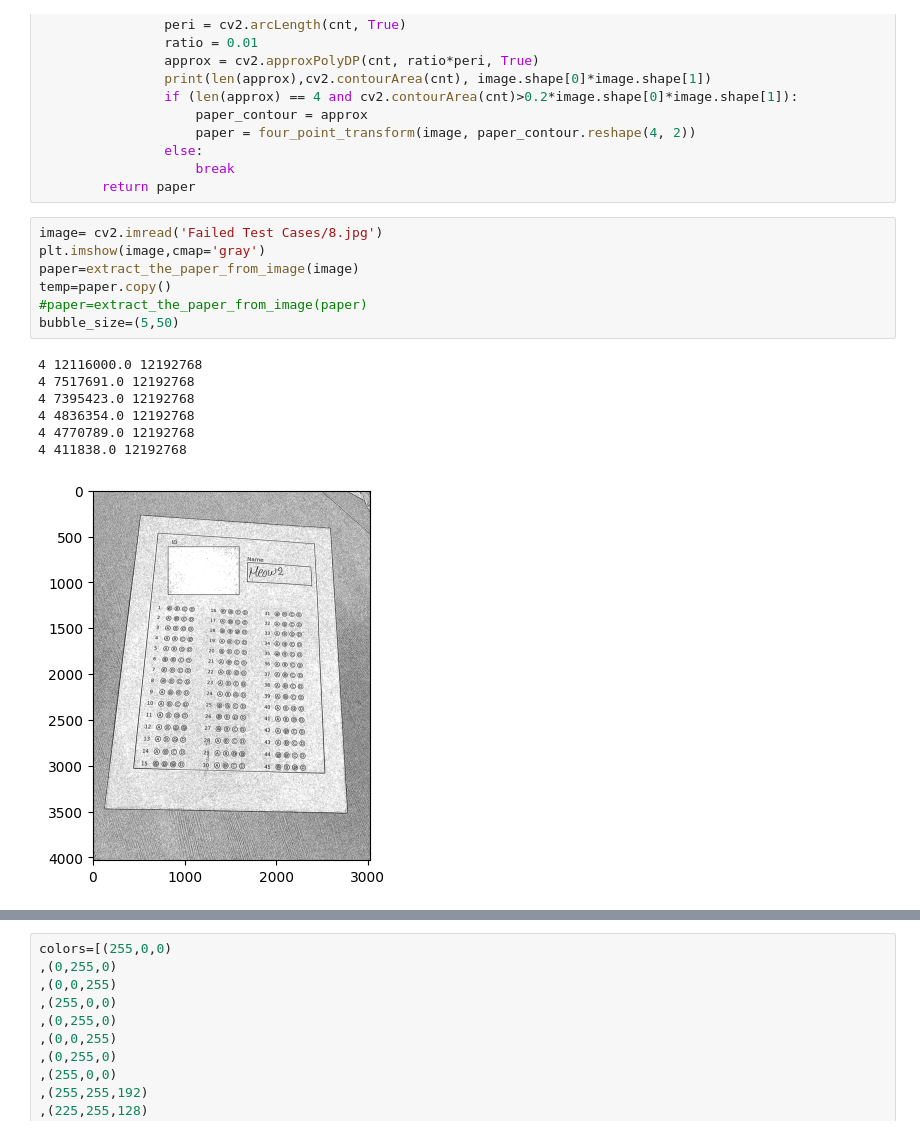
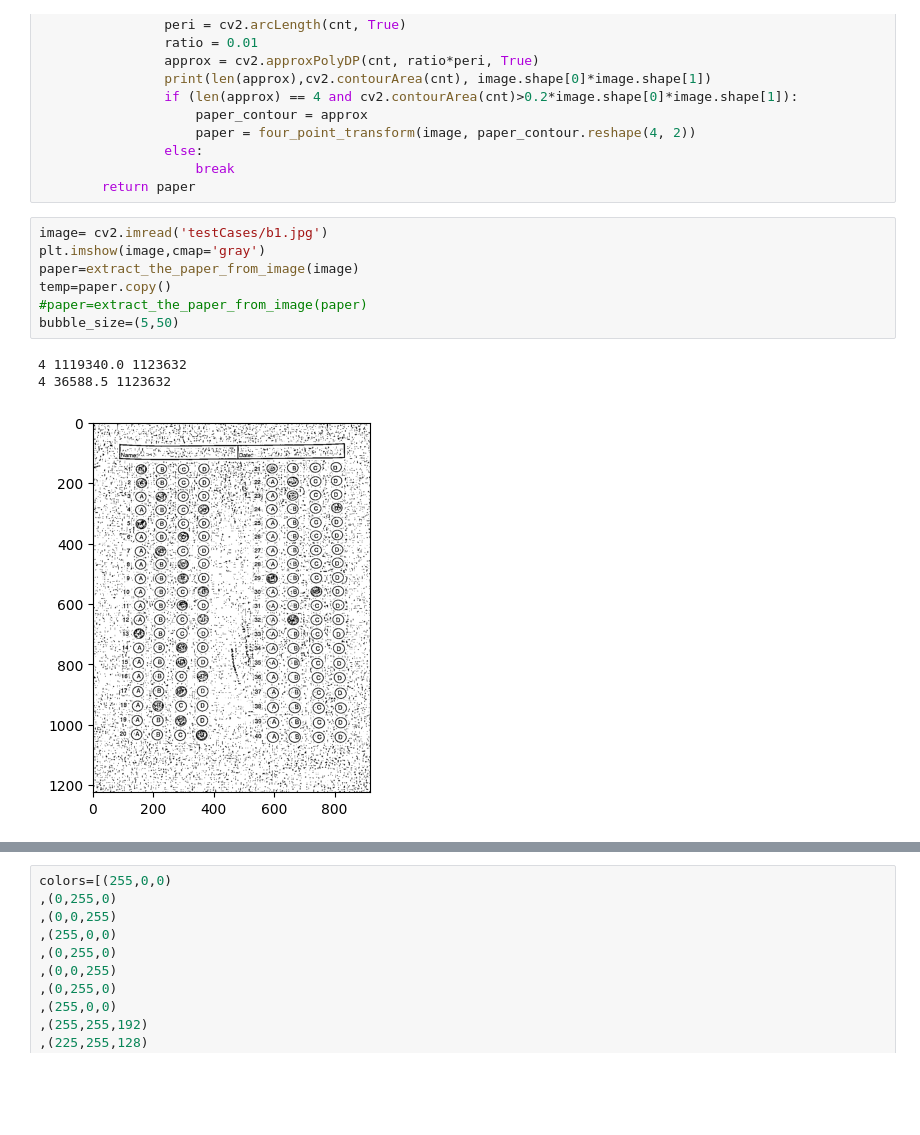
Before and after one commit to EslamAsHhraf/Grades-auto-filler, a Jupyter notebook: Untitled.ipynb, the cells around one changed output, grey strips where cells are left out. Cells and saved outputs as stored; diff of their text form; blank space fills up the shorter version.

Commit message:
feat: add all test cases

```diff
--- a/Untitled.ipynb
+++ b/Untitled.ipynb
@@ -34,20 +34,16 @@ def extract_the_paper_from_image(image):
                     break
         return paper
 # %%
-image= cv2.imread('Failed Test Cases/8.jpg')
+image= cv2.imread('testCases/b1.jpg')
 plt.imshow(image,cmap='gray')
 paper=extract_the_paper_from_image(image)
 temp=paper.copy()
 #paper=extract_the_paper_from_image(paper)
 bubble_size=(5,50)
 # %% [output]
-4 12116000.0 12192768
-4 7517691.0 12192768
-4 7395423.0 12192768
-4 4836354.0 12192768
-4 4770789.0 12192768
-4 411838.0 12192768
+4 1119340.0 1123632
+4 36588.5 1123632
-[figure, old version]
+[figure, new version]
 # %%
 # Get the gray scale paper
 gray_scale_paper = cv2.cvtColor(paper,cv2.COLOR_BGR2GRAY)
```
Also changed, not shown: parts of 16 cells of this notebook, 17 other files.
